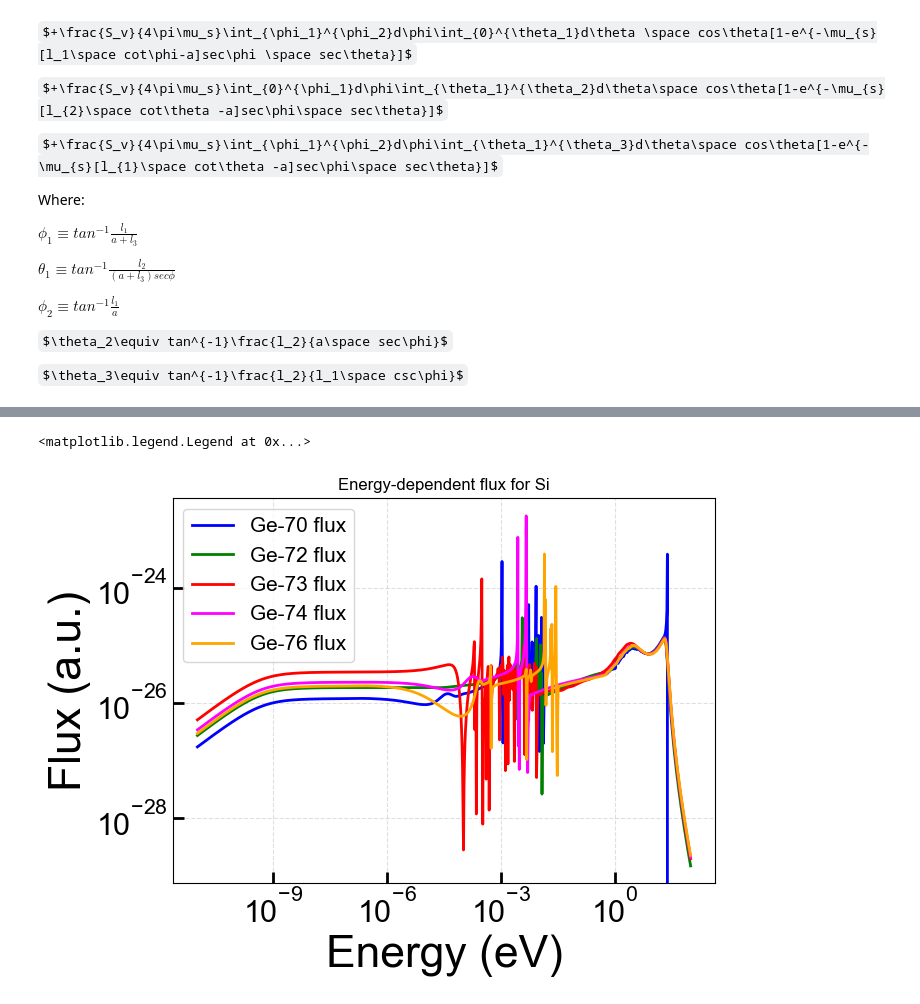
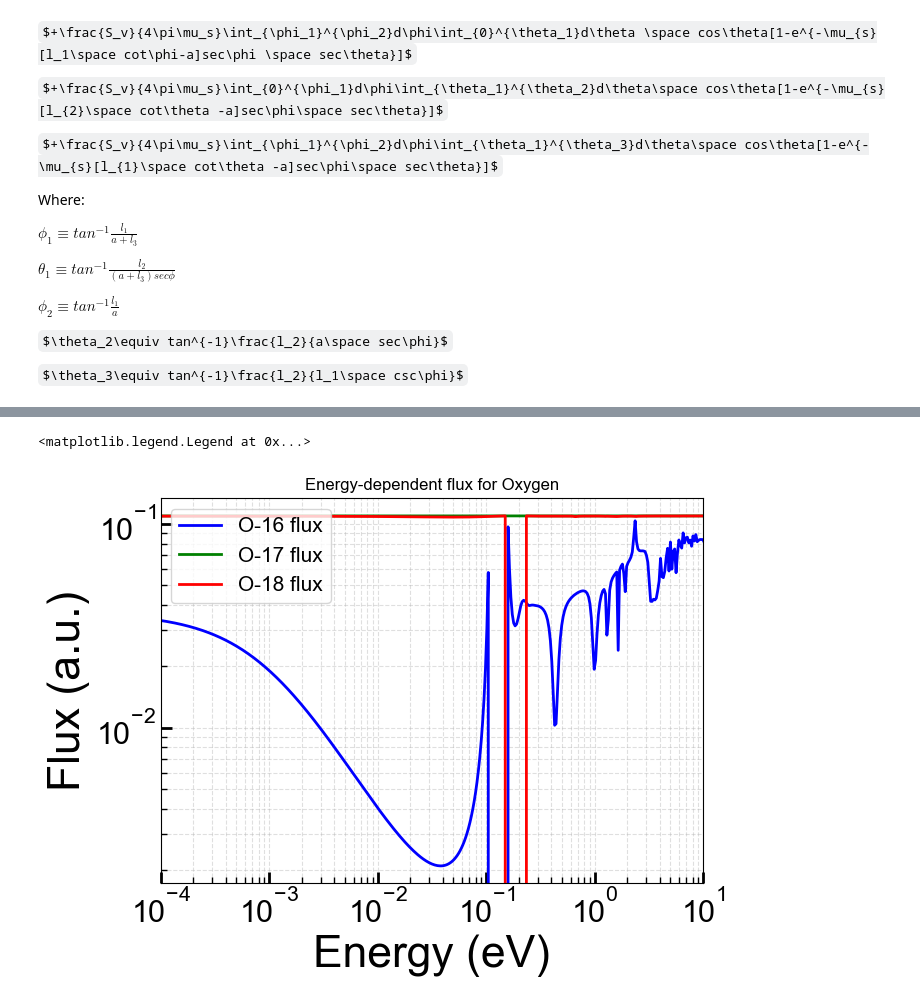
Before and after one commit to villano-lab/n-elec-scattering, a Jupyter notebook: 2-Flux/C-Slab-Source-and-Shielding.ipynb, the cells around one changed output, grey strips where cells are left out. Drawn from its saved outputs; the diff is of its cells as text; code cells hidden in the pictures; some formulas as TeX source.

```diff
--- a/2-Flux/C-Slab-Source-and-Shielding.ipynb
+++ b/2-Flux/C-Slab-Source-and-Shielding.ipynb
@@ -98,32 +101,17 @@ plt.legend()
-# %%
-plt.figure(figsize=(7,5))
-plt.plot(En, sh.Edep70(a,l1,l2,l3,En), label="Ge-70 flux", color="blue")
-plt.plot(En, sh.Edep72(a,l1,l2,l3,En), label="Ge-72 flux", color ="green")
-plt.plot(En, sh.Edep73(a,l1,l2,l3,En), label="Ge-73 flux", color ="red")
-plt.plot(En, sh.Edep74(a,l1,l2,l3,En), label="Ge-74 flux", color ="magenta")
-plt.plot(En, sh.Edep76(a,l1,l2,l3,En), label="Ge-76 flux", color ="orange")
-
-
-plt.xscale("log")
-plt.yscale("log")
-plt.xlabel("Energy (eV)")
-plt.ylabel("Flux (a.u.)")
-plt.title("Energy-dependent flux for Si")
-plt.grid(True, which="both", ls="--", alpha=0.4)
-plt.legend(loc=2, fontsize=15)
-# %% [output]
-<matplotlib.legend.Legend at 0x...>
-[figure, removed]
 # %%
 plt.figure(figsize=(7,5))
 plt.plot(En, sh.Edep16(a,l1,l2,l3,En), label="O-16 flux", color="blue")
 plt.plot(En, sh.Edep17(a,l1,l2,l3,En), label="O-17 flux", color ="green")
 plt.plot(En, sh.Edep18(a,l1,l2,l3,En), label="O-18 flux", color ="red")
 
 plt.xscale("log")
 plt.yscale("log")
+plt.xlim(1e-4,10)
 plt.xlabel("Energy (eV)")
 plt.ylabel("Flux (a.u.)")
 plt.title("Energy-dependent flux for Oxygen")
 plt.grid(True, which="both", ls="--", alpha=0.4)
 plt.legend(loc=2, fontsize=15)
+# %% [output]
+<matplotlib.legend.Legend at 0x...>
+[figure, added]
```
Also changed, not shown: parts of 2 cells of this notebook, 4 other files.
